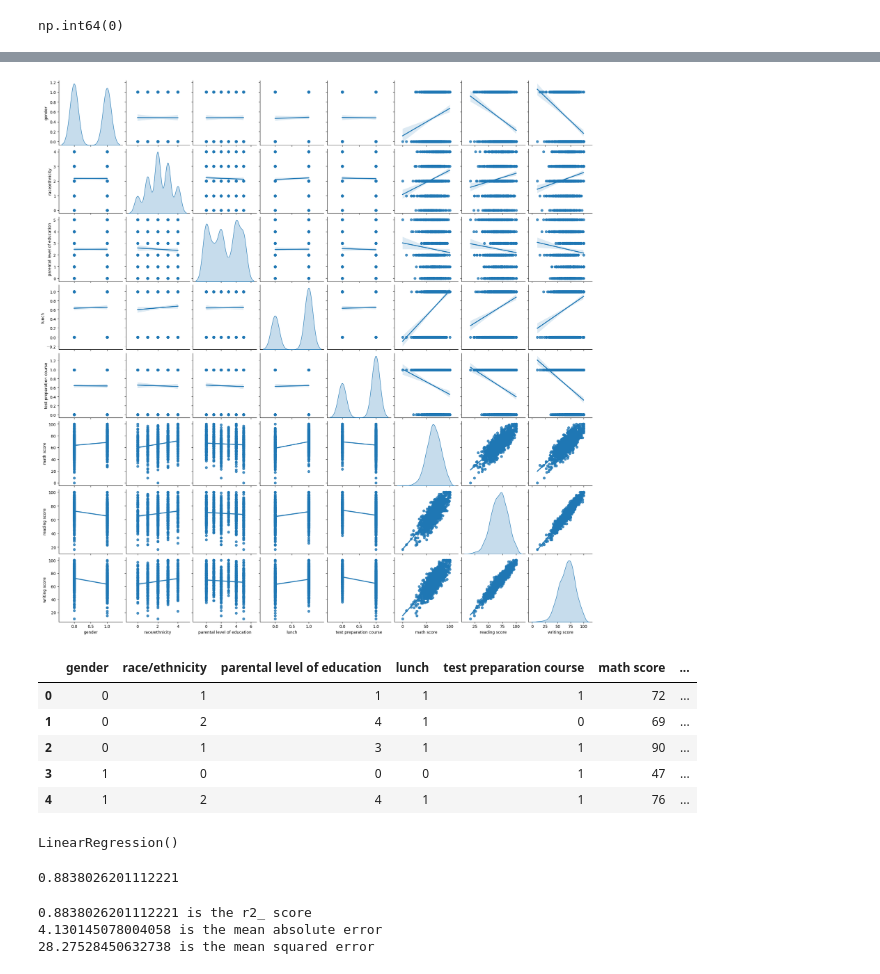
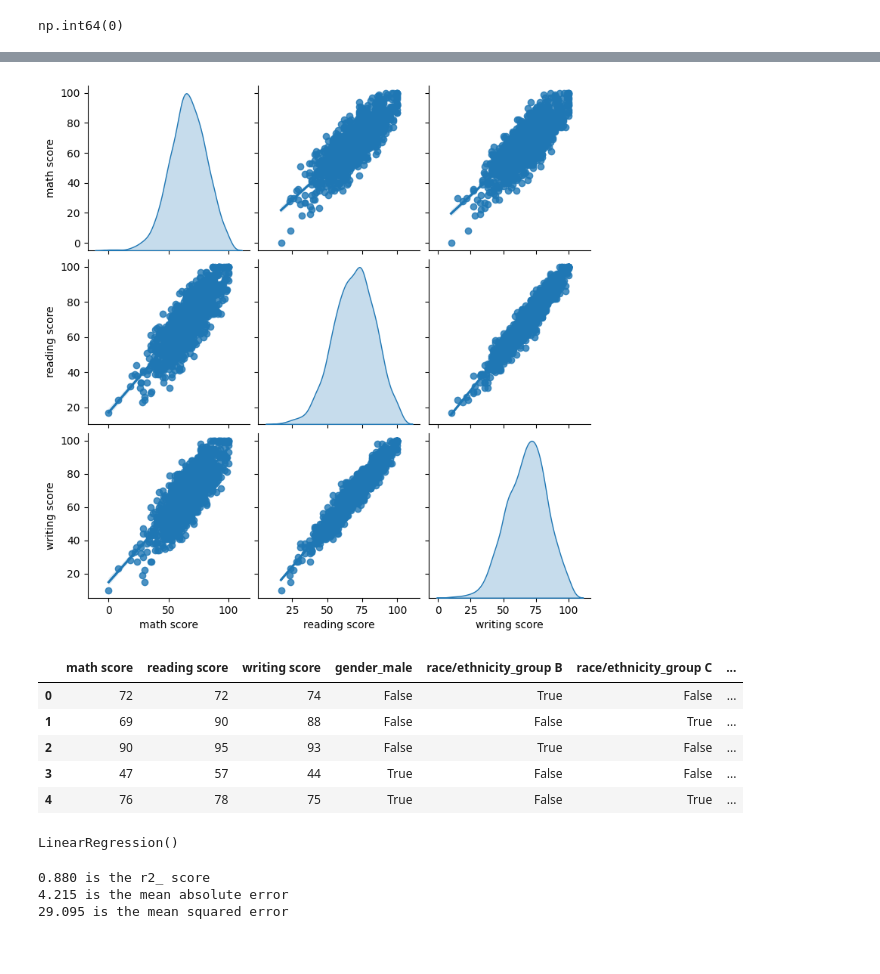
Before and after one commit to kitonsa196/LINEAR_REGRESSION_ML, a Jupyter notebook: analyser.ipynb, the cells around one changed output, grey strips where cells are left out. Saved outputs shown, nothing was run; the diff lists cells and outputs as text; code cells hidden in the pictures.

```diff
--- a/analyser.ipynb
+++ b/analyser.ipynb
@@ -71,11 +81,13 @@ np.int64(0)
 # %%
-from sklearn.preprocessing import StandardScaler, LabelEncoder
-le = LabelEncoder()
-df["lunch"] = le.fit_transform(df["lunch"])
-df["race/ethnicity"] = le.fit_transform(df["race/ethnicity"])
-df["parental level of education"] = le.fit_transform(df["parental level of education"])
-df["test preparation course"] = le.fit_transform(df["test preparation course"])
-df["gender"] = le.fit_transform(df["gender"])
+from sklearn.preprocessing import StandardScaler
+
+df = pd.get_dummies(df, columns=[
+    "gender",
+    "race/ethnicity",
+    "parental level of education",
+    "lunch",
+    "test preparation course"
+], drop_first=True)
 # %%
 df.head()
 # %% [output]
@@ -97,16 +100,16 @@ plt.show()
 # %%
-sns.pairplot(data=df, kind="reg", diag_kind="kde")
+sns.pairplot(df[["math score", "reading score", "writing score"]], kind="reg", diag_kind="kde")
 plt.show()
 # %% [output]
-[figure, old version]
+[figure, new version]
 # %%
 df.head()
 # %% [output]
-|  | gender | race/ethnicity | parental level of education | lunch | test preparation course | math score | ... |
-| 0 | 0 | 1 | 1 | 1 | 1 | 72 | ... |
-| 1 | 0 | 2 | 4 | 1 | 0 | 69 | ... |
-| 2 | 0 | 1 | 3 | 1 | 1 | 90 | ... |
-| 3 | 1 | 0 | 0 | 0 | 1 | 47 | ... |
-| 4 | 1 | 2 | 4 | 1 | 1 | 76 | ... |
+|  | math score | reading score | writing score | gender_male | race/ethnicity_group B | race/ethnicity_group C | ... |
+| 0 | 72 | 72 | 74 | False | True | False | ... |
+| 1 | 69 | 90 | 88 | False | False | True | ... |
+| 2 | 90 | 95 | 93 | False | True | False | ... |
+| 3 | 47 | 57 | 44 | True | False | False | ... |
+| 4 | 76 | 78 | 75 | True | False | True | ... |
 # %%
 y = df["math score"]
@@ -128,20 +131,16 @@ model.fit(X_train_scaled, y_train)
 LinearRegression()
 # %%
 y_pred = model.predict(X_test_scaled)
-# %%
-model.score(X_test_scaled, y_test)
-# %% [output]
-0.8838026201112221
 # %%
 from sklearn.metrics import mean_squared_error, r2_score, mean_absolute_error
 r2 = r2_score(y_test, y_pred)
 mse = mean_squared_error(y_test, y_pred)
 mae = mean_absolute_error(y_test, y_pred)
 
-print(f"{r2} is the r2_ score")
-print(f"{mae} is the mean absolute error")
-print(f"{mse} is the mean squared error")
+print(f"{r2:.3f} is the r2_ score")
+print(f"{mae:.3f} is the mean absolute error")
+print(f"{mse:.3f} is the mean squared error")
 # %% [output]
-0.8838026201112221 is the r2_ score
-4.130145078004058 is the mean absolute error
-28.27528450632738 is the mean squared error
+0.880 is the r2_ score
+4.215 is the mean absolute error
+29.095 is the mean squared error
```
Also changed, not shown: parts of 11 cells of this notebook.
